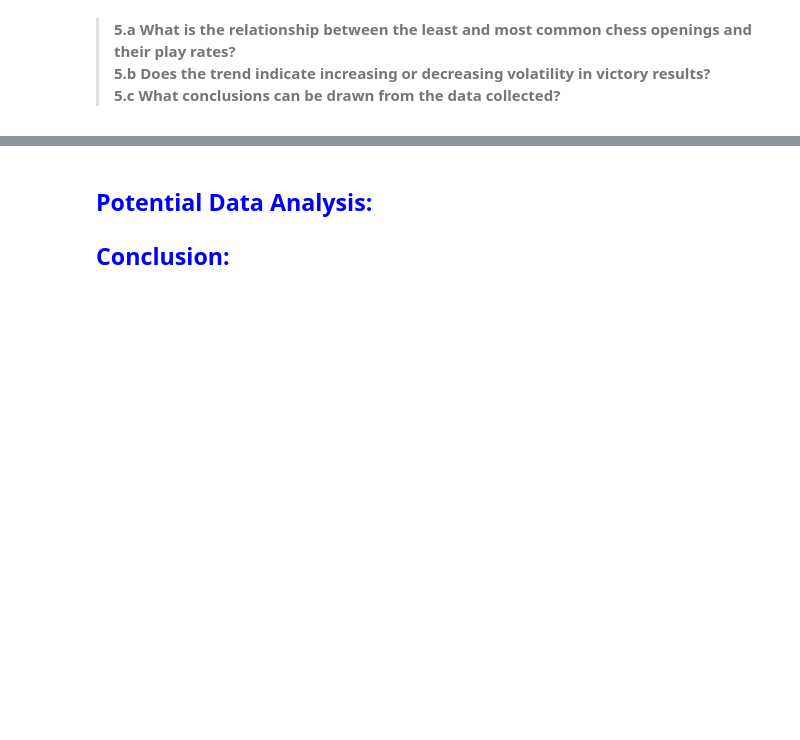
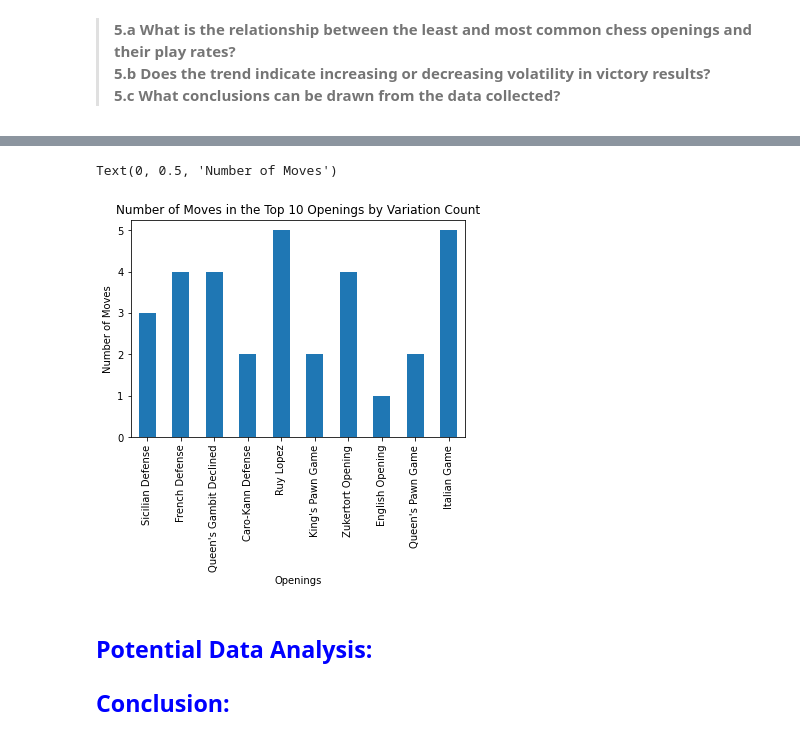
Before and after one commit to AldenCh/CSCI2000U-Final-Project, a Jupyter notebook: group-10-final-project.ipynb, the cells around one changed output, grey strips where cells are left out. Cells and saved outputs as stored; diff of their text form; code cells hidden in the pictures; blank space fills up the shorter version.

```diff
--- a/group-10-final-project.ipynb
+++ b/group-10-final-project.ipynb
@@ -474,0 +553,10 @@ Average rating in a timeout game             :  1607.6358819076456
+# %%
+top_ten_moves = {}
+for i in top_ten_openings:
+    for j in data:
+        if j["opening_name"] == i:
+            top_ten_moves[i] = int(j["opening_ply"])
+            break;
+move_df = pd.DataFrame.from_dict(top_ten_moves, orient="index")
+move_df.rename(columns={0: "Number of Moves in Opening"}, inplace=True)
+move_df
@@ -475,3 +575,10 @@ Average rating in a timeout game             :  1607.6358819076456
+# %%
+move_df.plot.bar(title="Number of Moves in the Top 10 Openings by Variation Count", legend=None)
+plt.xlabel("Openings")
+plt.ylabel("Number of Moves")
+# %% [output]
+Text(0, 0.5, 'Number of Moves')
+[figure, added]
 # %% [markdown]
 ## <span style="color:blue"> Potential Data Analysis:</span>
 
```
Also changed, not shown: parts of 6 cells of this notebook.
